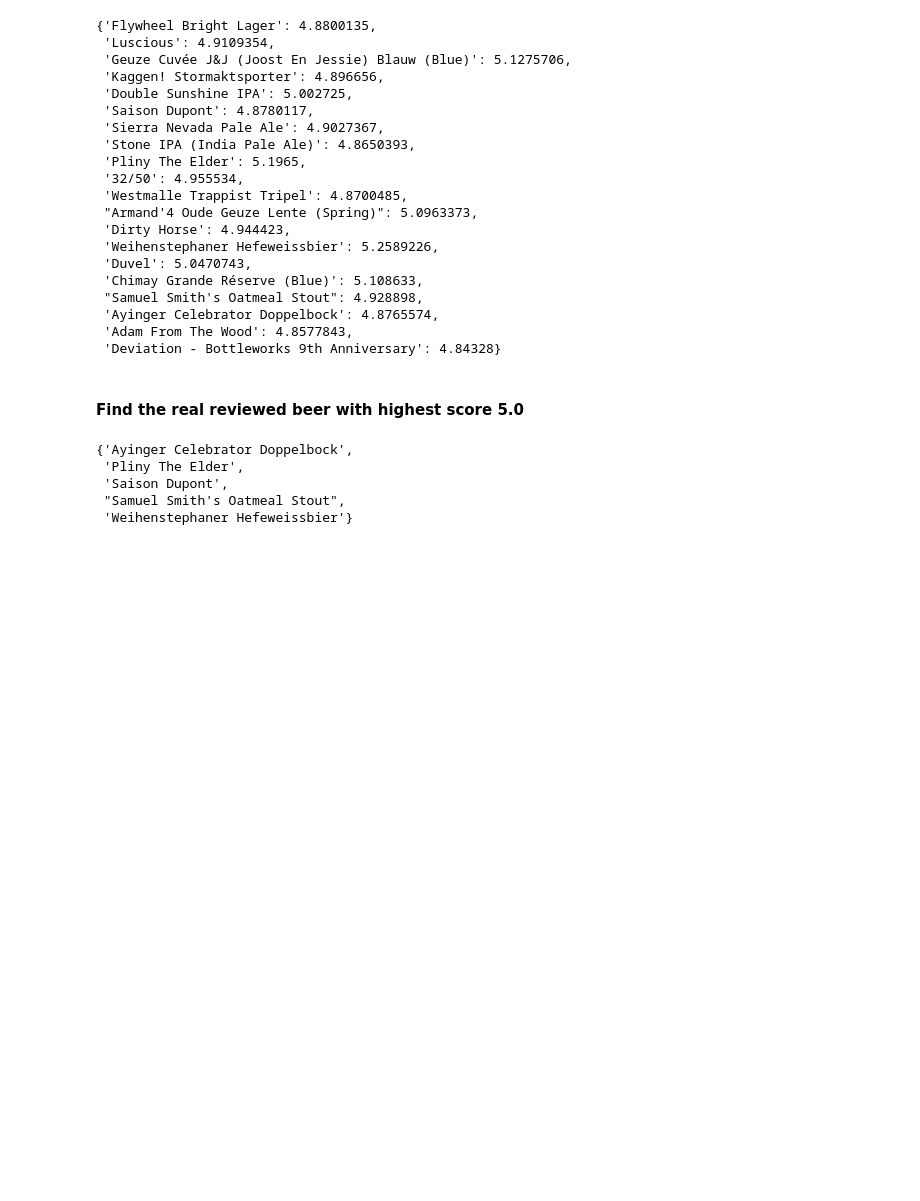
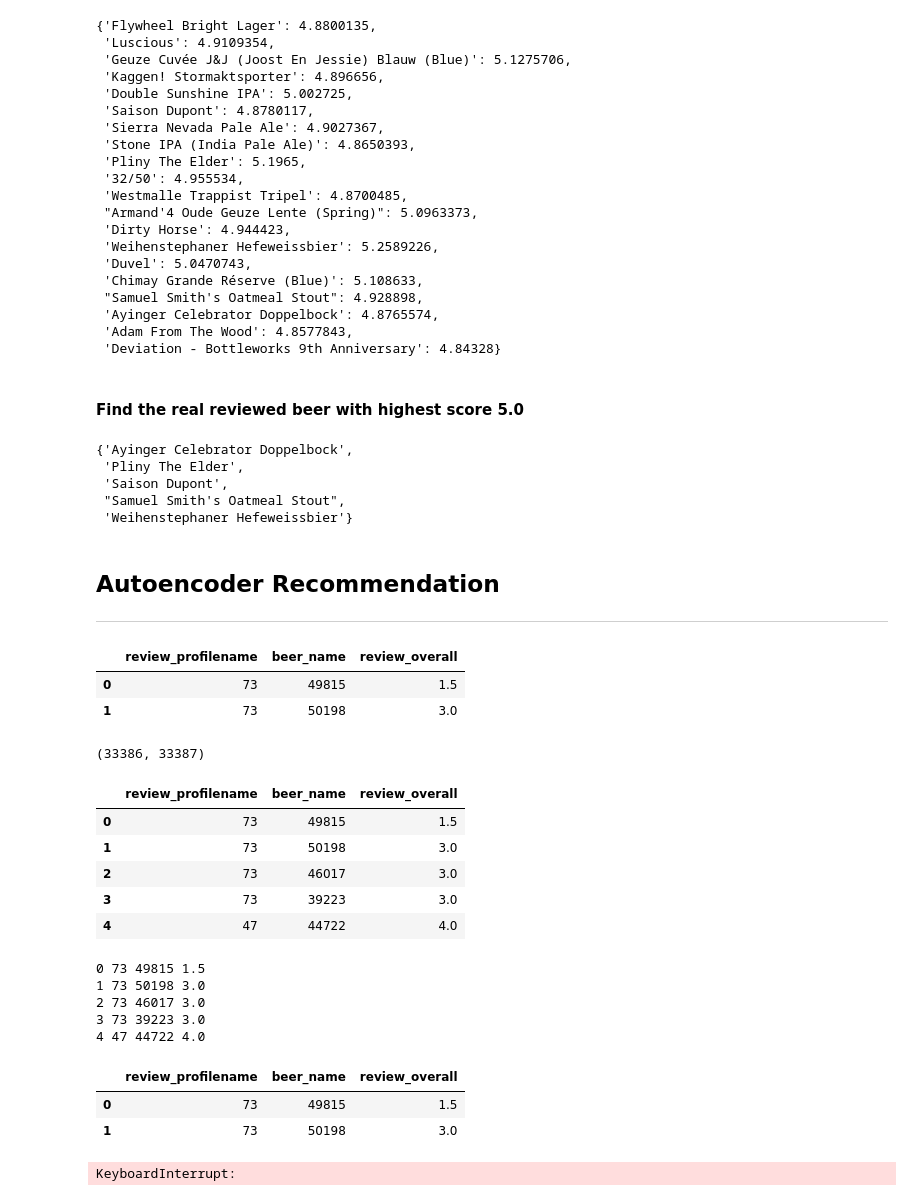
Before and after one commit to giallo41/beer_recommendation, a Jupyter notebook: example.ipynb, the cells around one changed output. Saved outputs shown, nothing was run; the diff lists cells and outputs as text; code cells hidden in the pictures; blank space fills up the shorter version.

Commit message:
(add/data) add data process function

```diff
--- a/run.ipynb
+++ b/example.ipynb
@@ -288,3 +291,25 @@ set(rec_data[rec_data['review_overall']>4.5]['beer_name']).intersection(set(rec.
  'Saison Dupont',
  "Samuel Smith's Oatmeal Stout",
  'Weihenstephaner Hefeweissbier'}
+# %% [markdown]
+## Autoencoder Recommendation
+----------
+# %%
+data_sel.head(2)
+# %% [output]
+|  | review_profilename | beer_name | review_overall |
+| 0 | 73 | 49815 | 1.5 |
+| 1 | 73 | 50198 | 3.0 |
+# %%
+data_sel['review_profilename'].max(), data_sel['review_profilename'].nunique()
+# %% [output]
+(33386, 33387)
+# %%
+data_sel.iloc[:5]
+# %% [output]
+|  | review_profilename | beer_name | review_overall |
+| 0 | 73 | 49815 | 1.5 |
+| 1 | 73 | 50198 | 3.0 |
+| 2 | 73 | 46017 | 3.0 |
+| 3 | 73 | 39223 | 3.0 |
+| 4 | 47 | 44722 | 4.0 |
@@ -290,0 +324,15 @@ set(rec_data[rec_data['review_overall']>4.5]['beer_name']).intersection(set(rec.
+# %%
+for idx, (user, item, rating) in enumerate(zip(users, items, ratings)):
+    print (idx, user, item, rating)
+# %% [output]
+0 73 49815 1.5
+1 73 50198 3.0
+2 73 46017 3.0
+3 73 39223 3.0
+4 47 44722 4.0
+# %%
+data_sel.head(2)
+# %% [output]
+|  | review_profilename | beer_name | review_overall |
+| 0 | 73 | 49815 | 1.5 |
+| 1 | 73 | 50198 | 3.0 |
@@ -290,0 +381,7 @@ set(rec_data[rec_data['review_overall']>4.5]['beer_name']).intersection(set(rec.
+# %%
+data, mask_data, train_data, train_mask_data, test_data, test_mask_data = data_process(data_sel,
+                                                                                       'review_profilename',
+                                                                                       'beer_name',
+                                                                                       'review_overall')
+# %% [output]
+KeyboardInterrupt:
```
Also changed, not shown: parts of 8 cells of this notebook, 1 other file.
